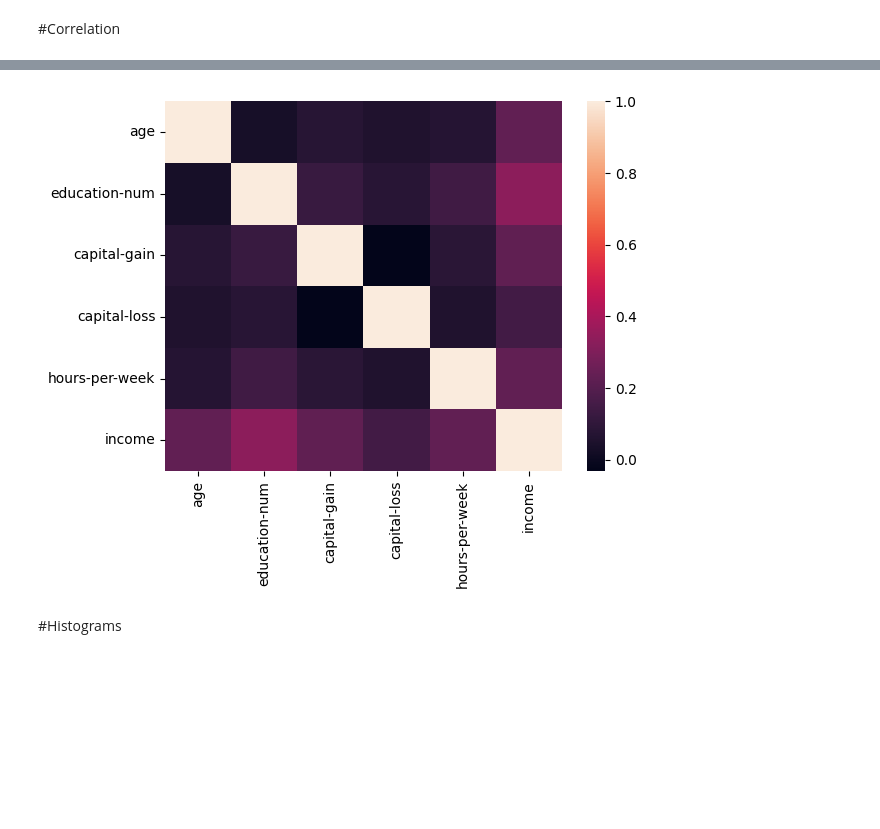
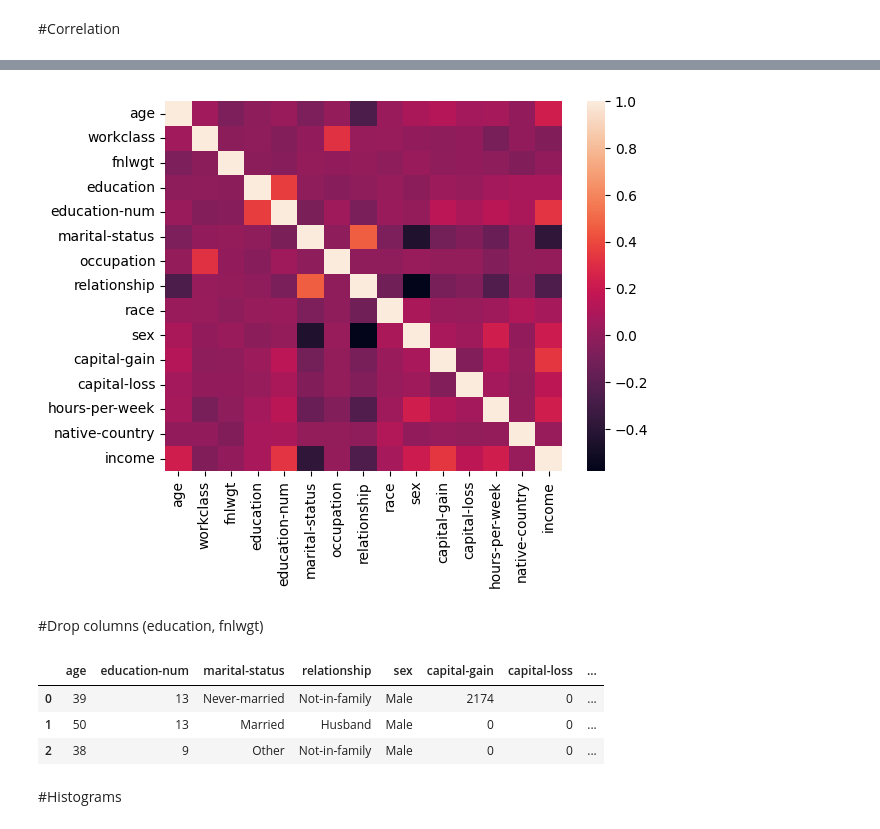
Before and after one commit to MohHaroon/Adult-Census-Income-Classification, a Jupyter notebook: Adult dataset Classification.ipynb, the cells around one changed output, grey strips where cells are left out. Drawn from its saved outputs; the diff is of its cells as text; code cells hidden in the pictures; blank space fills up the shorter version.

Commit message:
New preprocessing techniques added

```diff
--- a/Adult dataset Classification.ipynb
+++ b/Adult dataset Classification.ipynb
@@ -237,3 +242,0 @@ Name: income, dtype: int64
-# %%
-adult_df = adult_df.drop(['education', 'fnlwgt'], axis = 1)
-adult_df.head(3)
@@ -257,2 +254,0 @@ adult_df.head()
-# %%
-adult_df.fillna(method = 'ffill', inplace = True)
@@ -308,4 +329,9 @@ adult_df["income"].value_counts()
 Name: income, dtype: int64
 # %% [markdown]
 #Correlation
+# %%
+from sklearn.preprocessing import LabelEncoder
+
+df_corr= adult_df.copy()
+df_corr= df_corr.apply(LabelEncoder().fit_transform)
 # %%
@@ -321,7 +356,17 @@ adult_df.corr()
 # %%
-sns.heatmap(adult_df.corr());
+sns.heatmap(df_corr.corr());
 # %% [output]
-[figure, old version]
+[figure, new version]
+# %% [markdown]
+#Drop columns (education, fnlwgt)
+# %%
+adult_df = adult_df.drop(['workclass', 'fnlwgt','education','race','native-country','occupation'], axis = 1)
+adult_df.head(3)
+# %% [output]
+|  | age | education-num | marital-status | relationship | sex | capital-gain | capital-loss | ... |
+| 0 | 39 | 13 | Never-married | Not-in-family | Male | 2174 | 0 | ... |
+| 1 | 50 | 13 | Married | Husband | Male | 0 | 0 | ... |
+| 2 | 38 | 9 | Other | Not-in-family | Male | 0 | 0 | ... |
 # %% [markdown]
 #Histograms
 # %%
```
Also changed, not shown: parts of 29 cells of this notebook.
